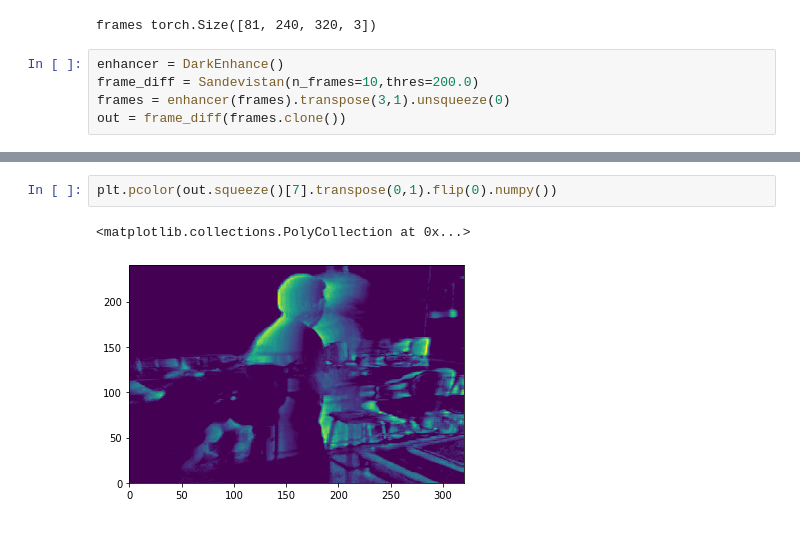
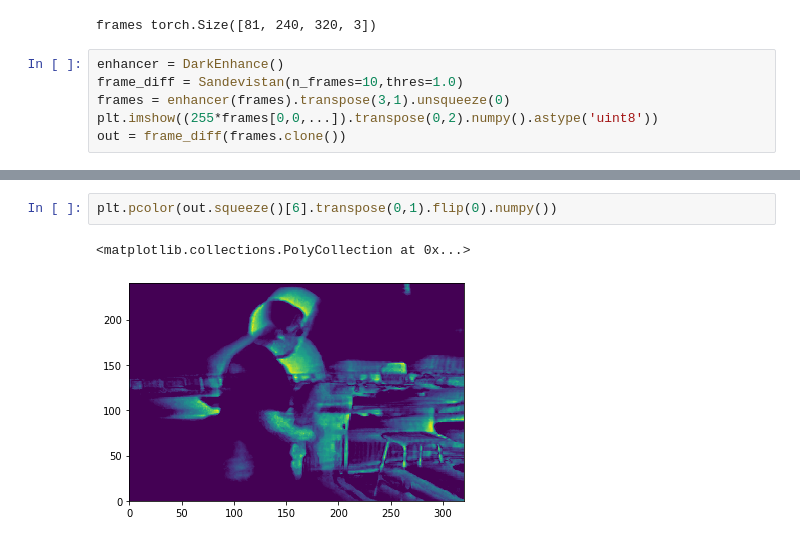
Before and after one commit to neoncloud/low_light_HAR, a Jupyter notebook: frame_diff.ipynb, the cells around one changed output, grey strips where cells are left out. Drawn from its saved outputs; the diff is of its cells as text.

```diff
--- a/frame_diff.ipynb
+++ b/frame_diff.ipynb
@@ -12,6 +12,7 @@ print('frames',frames.shape)
 frames torch.Size([81, 240, 320, 3])
 # %%
 enhancer = DarkEnhance()
-frame_diff = Sandevistan(n_frames=10,thres=200.0)
+frame_diff = Sandevistan(n_frames=10,thres=1.0)
 frames = enhancer(frames).transpose(3,1).unsqueeze(0)
+plt.imshow((255*frames[0,0,...]).transpose(0,2).numpy().astype('uint8'))
 out = frame_diff(frames.clone())
@@ -18,5 +21,5 @@ out = frame_diff(frames.clone())
 # %%
-plt.pcolor(out.squeeze()[7].transpose(0,1).flip(0).numpy())
+plt.pcolor(out.squeeze()[6].transpose(0,1).flip(0).numpy())
 # %% [output]
 <matplotlib.collections.PolyCollection at 0x...>
-[figure, old version]
+[figure, new version]
```
Also changed, not shown: parts of 1 cell of this notebook, 2 other files.
